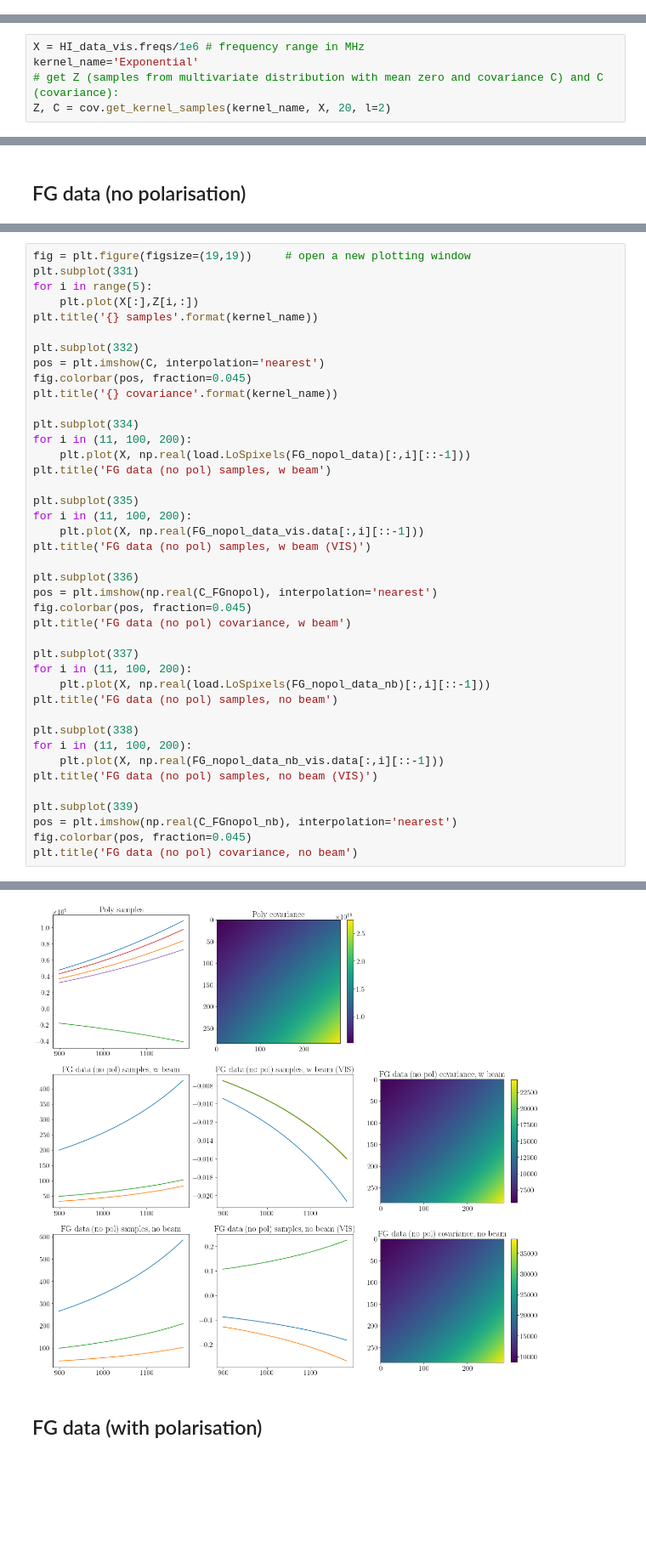
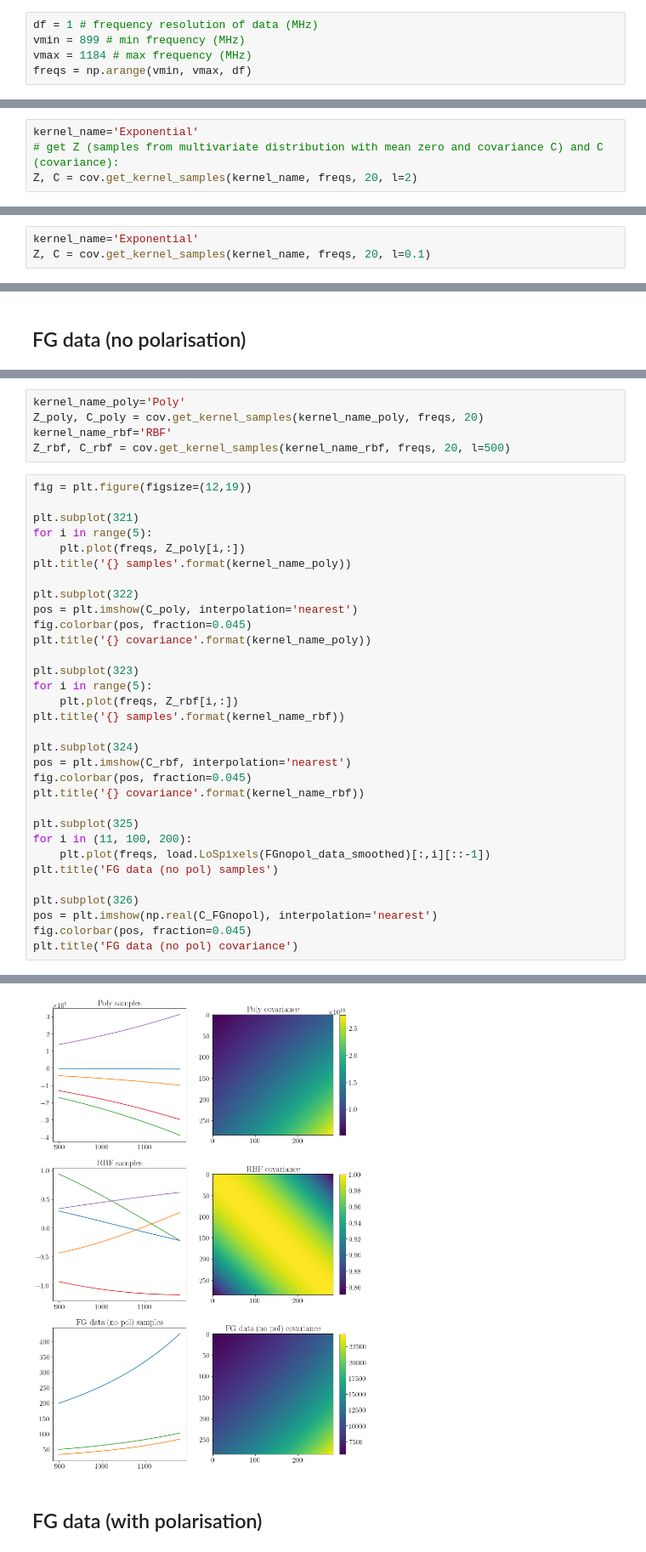
Before and after one commit to paulassoares/gpr4im, a Jupyter notebook: Jupyter Notebooks/LoS_Covariance.ipynb, the cells around one changed output, grey strips where cells are left out. Shown at 85% size. Drawn from its saved outputs; the diff is of its cells as text; blank space fills up the shorter version.

```diff
--- a/Jupyter Notebooks/LoS_Covariance.ipynb
+++ b/Jupyter Notebooks/LoS_Covariance.ipynb
@@ -62,8 +54,12 @@ C_FGwpol_nb = np.cov(load.LoSpixels(FG_wpol_data_nb)[::-1])
+# %%
+df = 1 # frequency resolution of data (MHz)
+vmin = 899 # min frequency (MHz)
+vmax = 1184 # max frequency (MHz)
+freqs = np.arange(vmin, vmax, df)
 # %% [markdown]
 ## HI Data
 # %%
-X = HI_data_vis.freqs/1e6 # frequency range in MHz
 kernel_name='Exponential'
 # get Z (samples from multivariate distribution with mean zero and covariance C) and C (covariance):
-Z, C = cov.get_kernel_samples(kernel_name, X, 20, l=2)
+Z, C = cov.get_kernel_samples(kernel_name, freqs, 20, l=2)
 # %%
@@ -112,0 +91,3 @@ Text(0.5, 1.0, 'HI data covariance, no beam')
+# %%
+kernel_name='Exponential'
+Z, C = cov.get_kernel_samples(kernel_name, freqs, 20, l=0.1)
@@ -119,42 +120,38 @@ Z, C = cov.get_kernel_samples(kernel_name, X, 20)
+# %%
+kernel_name_poly='Poly'
+Z_poly, C_poly = cov.get_kernel_samples(kernel_name_poly, freqs, 20)
+kernel_name_rbf='RBF'
+Z_rbf, C_rbf = cov.get_kernel_samples(kernel_name_rbf, freqs, 20, l=500)
 # %%
-fig = plt.figure(figsize=(19,19))     # open a new plotting window
-plt.subplot(331)
+fig = plt.figure(figsize=(12,19))
+
+plt.subplot(321)
 for i in range(5):
-    plt.plot(X[:],Z[i,:])
-plt.title('{} samples'.format(kernel_name))
+    plt.plot(freqs, Z_poly[i,:])
+plt.title('{} samples'.format(kernel_name_poly))
 
-plt.subplot(332)
-pos = plt.imshow(C, interpolation='nearest')
+plt.subplot(322)
+pos = plt.imshow(C_poly, interpolation='nearest')
 fig.colorbar(pos, fraction=0.045)
-plt.title('{} covariance'.format(kernel_name))
+plt.title('{} covariance'.format(kernel_name_poly))
 
-plt.subplot(334)
+plt.subplot(323)
+for i in range(5):
+    plt.plot(freqs, Z_rbf[i,:])
+plt.title('{} samples'.format(kernel_name_rbf))
+
+plt.subplot(324)
+pos = plt.imshow(C_rbf, interpolation='nearest')
+fig.colorbar(pos, fraction=0.045)
+plt.title('{} covariance'.format(kernel_name_rbf))
+
+plt.subplot(325)
 for i in (11, 100, 200):
-    plt.plot(X, np.real(load.LoSpixels(FG_nopol_data)[:,i][::-1]))
-plt.title('FG data (no pol) samples, w beam')
+    plt.plot(freqs, load.LoSpixels(FGnopol_data_smoothed)[:,i][::-1])
+plt.title('FG data (no pol) samples')
 
-plt.subplot(335)
-for i in (11, 100, 200):
-    plt.plot(X, np.real(FG_nopol_data_vis.data[:,i][::-1]))
-plt.title('FG data (no pol) samples, w beam (VIS)')
-
-plt.subplot(336)
+plt.subplot(326)
 pos = plt.imshow(np.real(C_FGnopol), interpolation='nearest')
 fig.colorbar(pos, fraction=0.045)
-plt.title('FG data (no pol) covariance, w beam')
-
-plt.subplot(337)
-for i in (11, 100, 200):
-    plt.plot(X, np.real(load.LoSpixels(FG_nopol_data_nb)[:,i][::-1]))
-plt.title('FG data (no pol) samples, no beam')
-
-plt.subplot(338)
-for i in (11, 100, 200):
-    plt.plot(X, np.real(FG_nopol_data_nb_vis.data[:,i][::-1]))
-plt.title('FG data (no pol) samples, no beam (VIS)')
-
-plt.subplot(339)
-pos = plt.imshow(np.real(C_FGnopol_nb), interpolation='nearest')
-fig.colorbar(pos, fraction=0.045)
-plt.title('FG data (no pol) covariance, no beam')
+plt.title('FG data (no pol) covariance')
 # %% [output]
@@ -162,4 +159,4 @@ Text(0.5, 1.0, 'FG data (no pol) covariance, no beam')
-[figure, old version]
+[figure, new version]
 # %% [markdown]
 ## FG data (with polarisation)
 # %%
```
Also changed, not shown: parts of 26 cells of this notebook, 4 other files.
